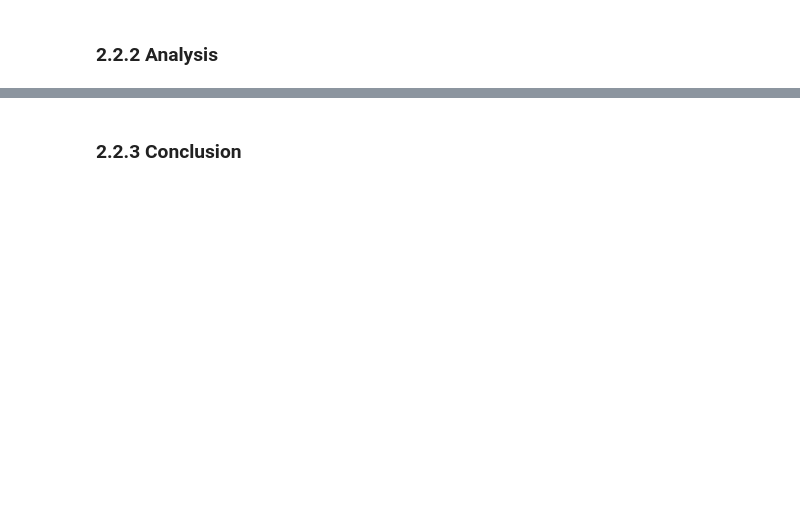
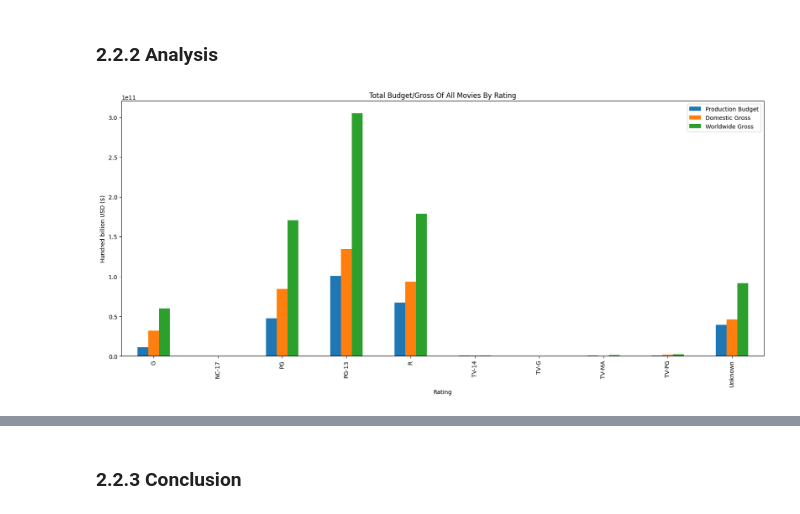
Before and after one commit to AshuraOtsuki/Intro2DS---HCMUS---2024, a Jupyter notebook: Questions/Questions.ipynb, the cells around one changed output, grey strips where cells are left out. Cells and saved outputs as stored; diff of their text form; code cells hidden in the pictures; blank space fills up the shorter version.

```diff
--- a/Questions/Questions.ipynb
+++ b/Questions/Questions.ipynb
@@ -343,2 +341,30 @@ How do financial metrics like budget and gross revenue correlate with ratings?
 # %% [markdown]
 <h3 id = "preprocessing2">2.2.1 Preprocessing </h3>
+# %%
+inflation_df = pd.read_csv('../Data/inflation_rate.csv')
+#Get the unit for each year
+def get_unit(year):
+    try:
+        return float(inflation_df[inflation_df['Year'] == year]['Unit'].iloc[0])
+    except IndexError:
+        return None
+# %%
+#Get a copy of data
+data_q2 = data.copy()
+
+#Remove unecessary column
+data_q2 = data_q2.drop(['Title', 'Cast', 'Director', 'Genre', 'Tomatoes CriticScore', 'Tomatoes UserScore', 'Metascore', 'Meta UserScore',  'Studio'], axis=1)
+
+#Get release year and unit for each year
+data_q2['Year'] = pd.to_datetime(data_q2['Release Date']).dt.year
+data_q2['Unit'] = data_q2['Year'].apply(get_unit)
+
+#Apply inflation
+data_q2['Production Budget'] = data_q2['Production Budget'] * data_q2['Unit']
+data_q2['Domestic Gross'] = data_q2['Domestic Gross'] * data_q2['Unit']
+data_q2['Worldwide Gross'] = data_q2['Worldwide Gross'] * data_q2['Unit']
+
+#Year and Unit column is not needed anymore
+data_q2 = data_q2.drop(['Release Date','Year', 'Unit'], axis=1)
+
+data_q2
@@ -345,2 +385,14 @@ How do financial metrics like budget and gross revenue correlate with ratings?
 # %% [markdown]
 <h3 id = "analysis2">2.2.2 Analysis </h3>
+# %%
+#Plot the total budget/plot by ratings
+
+df_grouped = data_q2.groupby('Rating')[['Production Budget', 'Domestic Gross', 'Worldwide Gross']].sum()
+df_grouped.plot(kind = 'bar', figsize=(20, 8))
+plt.title('Total Budget/Gross Of All Movies By Rating')
+plt.xlabel('Rating')
+plt.ylabel('Hundred billion USD ($)')
+plt.legend()
+plt.show()
+# %% [output]
+[figure, added]
```
Also changed, not shown: parts of 7 cells of this notebook.
